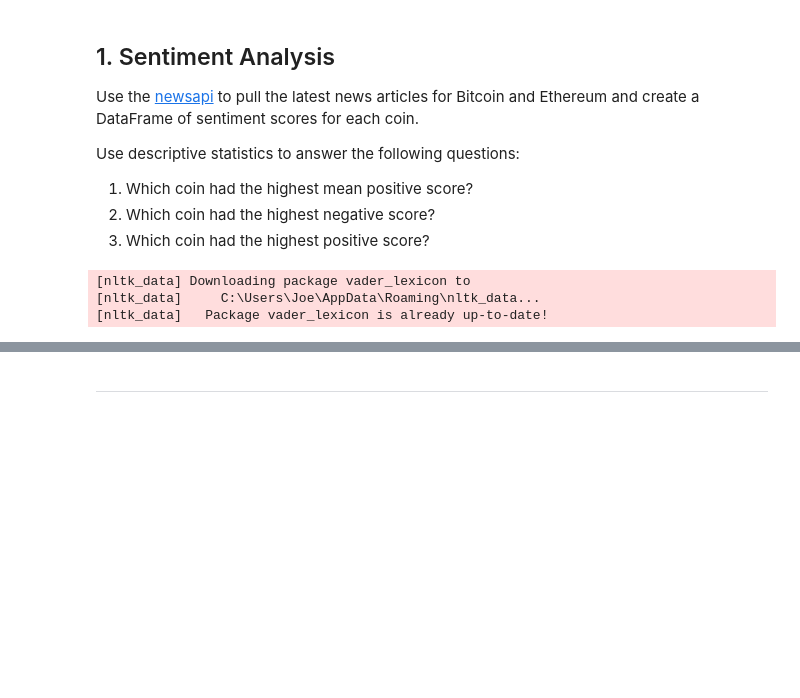
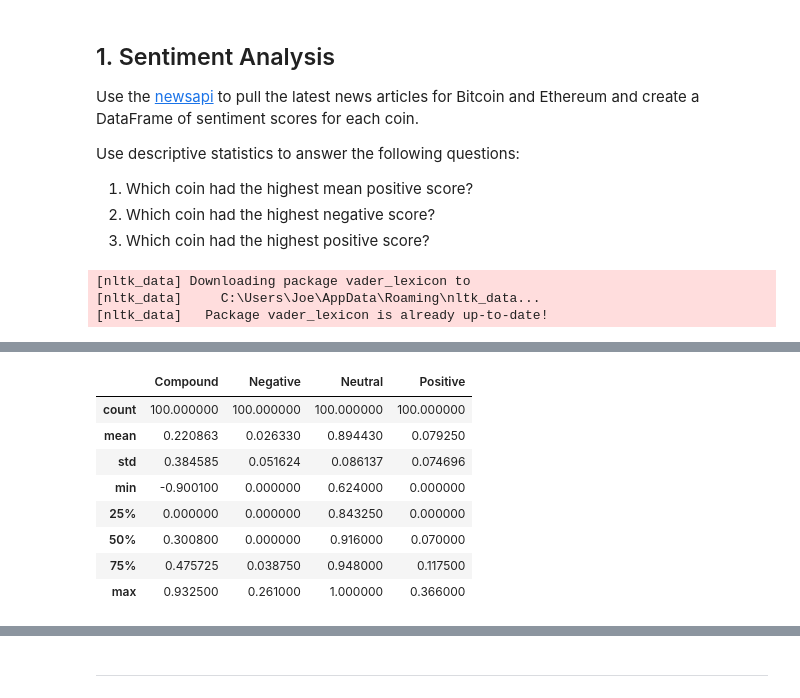
Before and after one commit to colubriale/12-NLP, a Jupyter notebook: Instructions/Starter_Code/crypto_sentiment.ipynb, the cells around one changed output, grey strips where cells are left out. Cells and saved outputs as stored; diff of their text form; code cells hidden in the pictures; blank space fills up the shorter version.

```diff
--- a/Instructions/Starter_Code/crypto_sentiment.ipynb
+++ b/Instructions/Starter_Code/crypto_sentiment.ipynb
@@ -164,0 +119,26 @@ A:
+# %%
+# Create the Bitcoin sentiment scores DataFrame
+def articles_sentiment_summarizer(articles):
+    # get the sentiment for every article then store it in a list
+    article_sentiment_row = []
+
+    for article in articles:
+        try:
+
+            article_sentiment_score= analyzer.polarity_scores(article)
+            compound_score = article_sentiment_score["compound"]
+            neg_score = article_sentiment_score["neg"]
+            neu_score = article_sentiment_score["neu"]
+            pos_score = article_sentiment_score["pos"]
+            article_sentiment_row.append({"Compound": compound_score,
+                                            "Negative": neg_score,
+                                            "Neutral": neu_score ,
+                                            "Positive": pos_score,
+                                            "Text": article
+                                         })
+
+
+        except Exception as e:
+            print(e)
+
+    return article_sentiment_row
@@ -164,0 +160,12 @@ A:
+# %%
+df_btc_sentiment.describe()
+# %% [output]
+|  | Compound | Negative | Neutral | Positive |
+| count | 100.000000 | 100.000000 | 100.000000 | 100.000000 |
+| mean | 0.220863 | 0.026330 | 0.894430 | 0.079250 |
+| std | 0.384585 | 0.051624 | 0.086137 | 0.074696 |
+| min | -0.900100 | 0.000000 | 0.624000 | 0.000000 |
+| 25% | 0.000000 | 0.000000 | 0.843250 | 0.000000 |
+| 50% | 0.300800 | 0.000000 | 0.916000 | 0.070000 |
+| 75% | 0.475725 | 0.038750 | 0.948000 | 0.117500 |
+| max | 0.932500 | 0.261000 | 1.000000 | 0.366000 |
```
Also changed, not shown: parts of 38 cells of this notebook.
